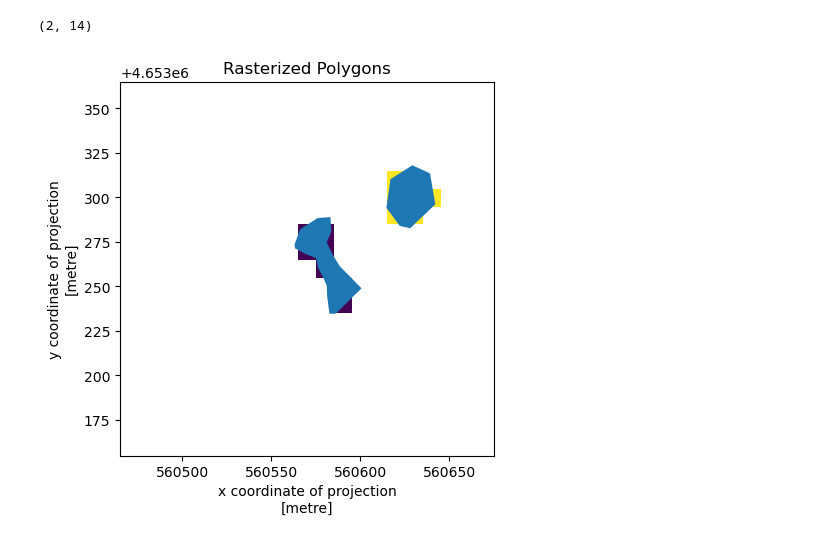
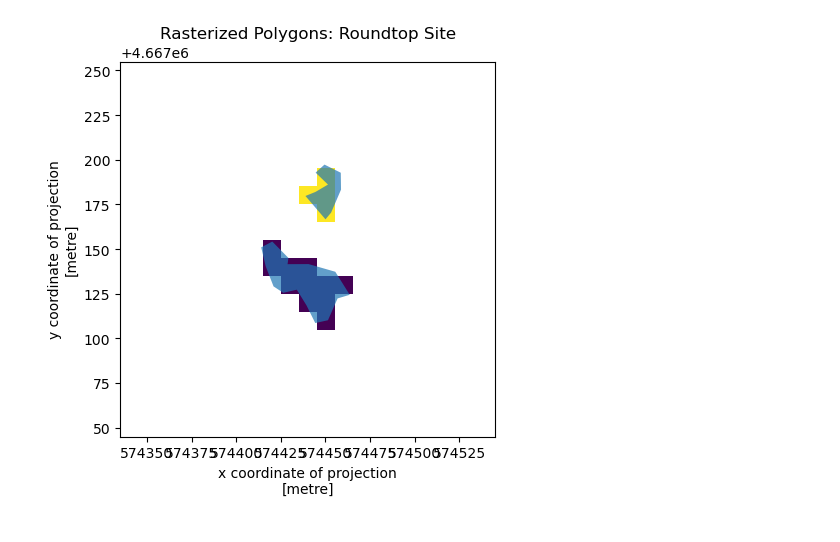
Before and after one commit to rosehanuy/beech-catskills, a Jupyter notebook: extract_polygon_means.ipynb, the cells around one changed output. Saved outputs shown, nothing was run; the diff lists cells and outputs as text; code cells hidden in the pictures.

Commit message:
get pixel values

```diff
--- a/extract_polygon_means.ipynb
+++ b/extract_polygon_means.ipynb
@@ -31,25 +32,27 @@ df = gpd.GeoDataFrame({"id":1,"geometry":[sentinel_bbox]})
 idx = df.sindex.query(polys.geometry, predicate="intersects")[0]
 polys_selected = polys.iloc[idx]
 polys_selected.shape
+
+# get index numbers for beech/nonbeech polygons
+beech_idx = polys_selected.loc[polys_selected.Name!='non-beech stand']['index'].astype('float').values
+nonbeech_idx = polys_selected.loc[polys_selected.Name=='non-beech stand']['index'].astype('float').values
-# %% [output]
-(2, 14)
 # %%
 # rasterize polygons
 out_grid = make_geocube(
     vector_data=polys_selected,
     measurements=["index"],
     like=sentinel, # ensure the data are on the same grid
 )
 
 
  # plot rasterized polygons overlaid with vector polygons
 fig, ax = plt.subplots(ncols=1, figsize=(5, 5))
 
 p = out_grid.index.plot.imshow(ax=ax)
-polys_selected.plot(ax=ax)
+polys_selected.plot(ax=ax,alpha=.7)
 p.colorbar.remove()
-plt.title('Rasterized Polygons')
+plt.title(f'Rasterized Polygons: {SITE.title()} Site')
 plt.tight_layout()
 plt.show()
 # %% [output]
-[figure, old version]
+[figure, new version]
```
Also changed, not shown: parts of 11 cells of this notebook, 5 other files.
